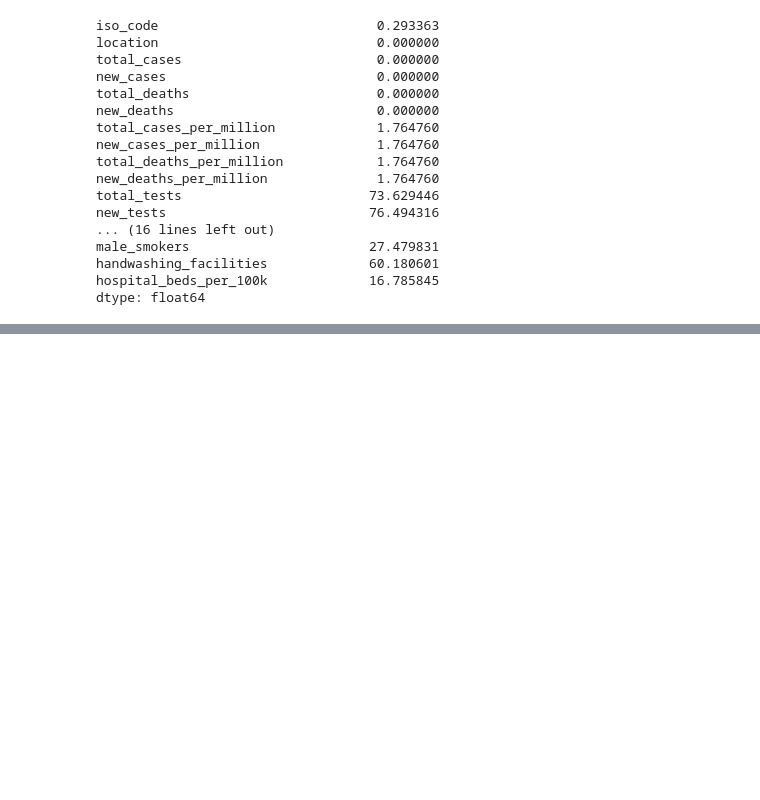
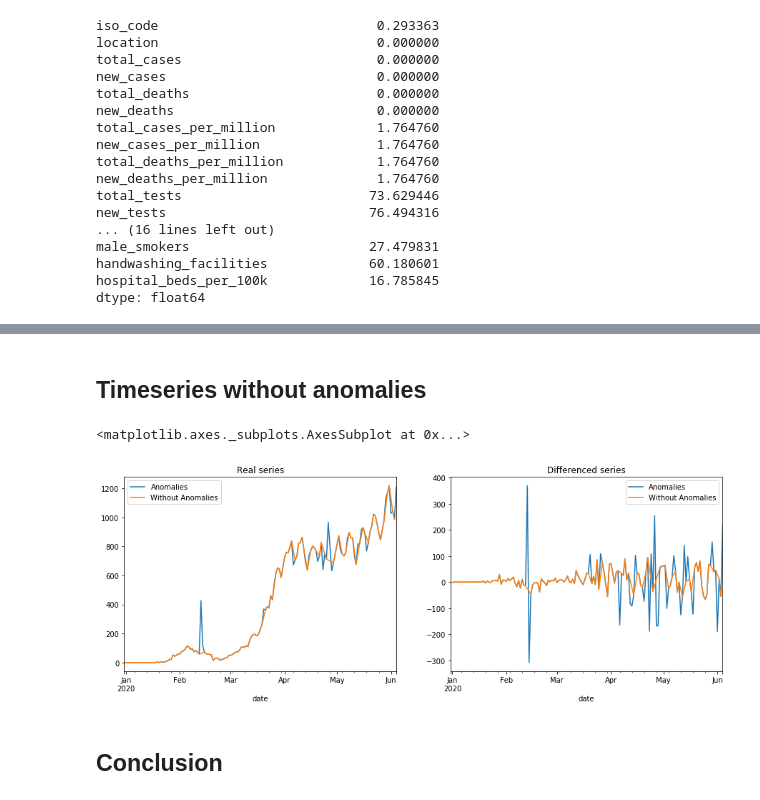
Before and after one commit to r-janik/python_stats, a Jupyter notebook: covid.ipynb, the cells around one changed output, grey strips where cells are left out. Drawn from its saved outputs; the diff is of its cells as text; code cells hidden in the pictures; blank space fills up the shorter version.

```diff
--- a/covid.ipynb
+++ b/covid.ipynb
@@ -65,0 +136,34 @@ covid.resample("D")["new_cases"].mean().plot(legend=False)
+# %% [markdown]
+## Timeseries without anomalies
+# %%
+fig,axes = plt.subplots(1,2,figsize=(15,5))
+
+##Real series##
+cases_month.plot(ax=axes[0],
+                 label = "Anomalies",
+                 title="Real series",
+                 legend = True)
+
+cases_month_no_outliers = cases_month[(~upper_outliers & ~lower_outliers)]
+cases_month_no_outliers.plot(ax=axes[0],
+                             label="Without Anomalies",
+                             title="Real series",
+                             legend=True)
+
+##Differenced series##
+cases_month_diff.plot(ax=axes[1],
+                      label = "Anomalies",
+                      title="Differenced series",
+                      legend = True)
+
+
+cases_month_diff_no_outliers = cases_month_diff[(~upper_outliers & ~lower_outliers)]
+cases_month_diff_no_outliers.plot(ax=axes[1],
+                                  label="Without Anomalies",
+                                  title="Differenced series",
+                                  legend=True)
+# %% [output]
+<matplotlib.axes._subplots.AxesSubplot at 0x...>
+[figure, added]
+# %% [markdown]
+## Conclusion
```
Also changed, not shown: parts of 12 cells of this notebook.
